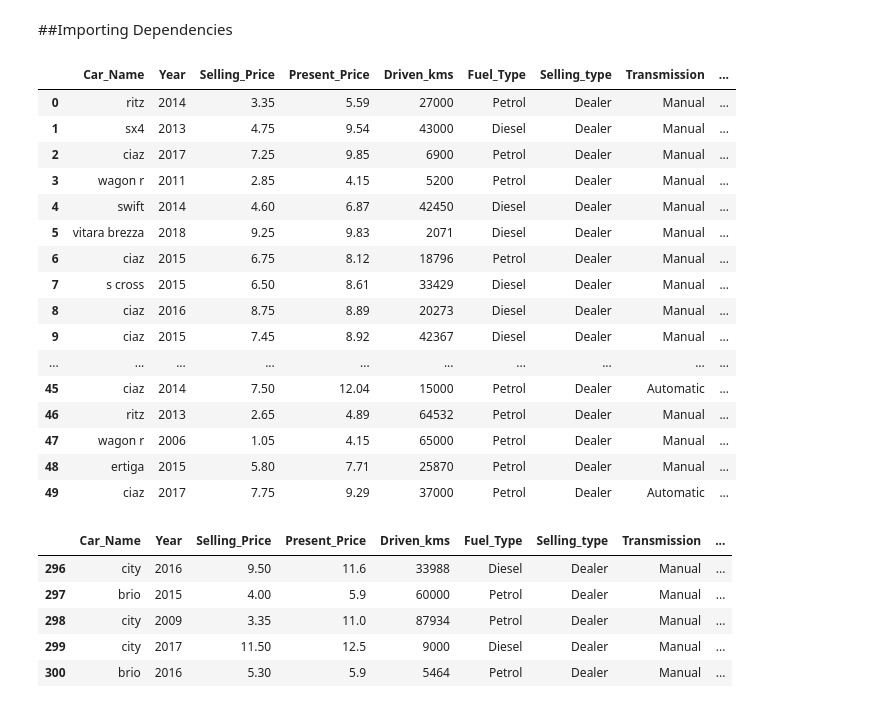
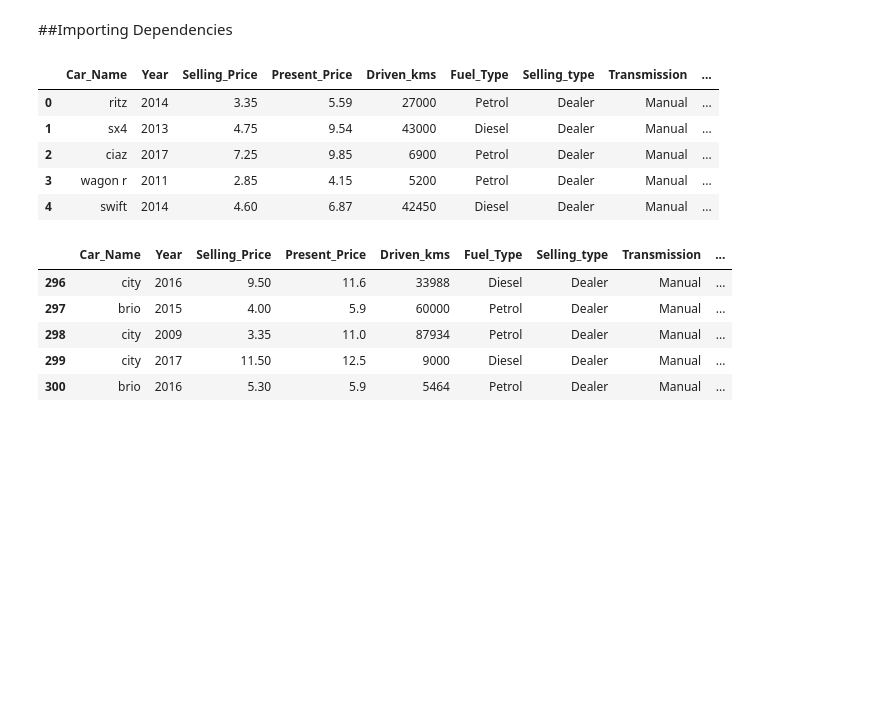
Before and after one commit to anjuli0802/OIBSIP-TASK_3_CAR_PRICE_PREDICTION_WITH_MACHINE_LEARNING, a Jupyter notebook: carPricePrediction.ipynb, the cells around one changed output. Drawn from its saved outputs; the diff is of its cells as text; code cells hidden in the pictures; blank space fills up the shorter version.

```diff
--- a/carPricePrediction.ipynb
+++ b/carPricePrediction.ipynb
@@ -10,25 +10,14 @@ import seaborn as sns
 # %%
 car_data = pd.read_csv("/content/car_data[1].csv")
 # %%
-car_data.head(50)
+car_data.head()
 # %% [output]
 |  | Car_Name | Year | Selling_Price | Present_Price | Driven_kms | Fuel_Type | Selling_type | Transmission | ... |
 | 0 | ritz | 2014 | 3.35 | 5.59 | 27000 | Petrol | Dealer | Manual | ... |
 | 1 | sx4 | 2013 | 4.75 | 9.54 | 43000 | Diesel | Dealer | Manual | ... |
 | 2 | ciaz | 2017 | 7.25 | 9.85 | 6900 | Petrol | Dealer | Manual | ... |
 | 3 | wagon r | 2011 | 2.85 | 4.15 | 5200 | Petrol | Dealer | Manual | ... |
 | 4 | swift | 2014 | 4.60 | 6.87 | 42450 | Diesel | Dealer | Manual | ... |
-| 5 | vitara brezza | 2018 | 9.25 | 9.83 | 2071 | Diesel | Dealer | Manual | ... |
-| 6 | ciaz | 2015 | 6.75 | 8.12 | 18796 | Petrol | Dealer | Manual | ... |
-| 7 | s cross | 2015 | 6.50 | 8.61 | 33429 | Diesel | Dealer | Manual | ... |
-| 8 | ciaz | 2016 | 8.75 | 8.89 | 20273 | Diesel | Dealer | Manual | ... |
-| 9 | ciaz | 2015 | 7.45 | 8.92 | 42367 | Diesel | Dealer | Manual | ... |
-| ... | ... | ... | ... | ... | ... | ... | ... | ... | ... |
-| 45 | ciaz | 2014 | 7.50 | 12.04 | 15000 | Petrol | Dealer | Automatic | ... |
-| 46 | ritz | 2013 | 2.65 | 4.89 | 64532 | Petrol | Dealer | Manual | ... |
-| 47 | wagon r | 2006 | 1.05 | 4.15 | 65000 | Petrol | Dealer | Manual | ... |
-| 48 | ertiga | 2015 | 5.80 | 7.71 | 25870 | Petrol | Dealer | Manual | ... |
-| 49 | ciaz | 2017 | 7.75 | 9.29 | 37000 | Petrol | Dealer | Automatic | ... |
 # %%
 car_data.tail()
 # %% [output]
```
Also changed, not shown: parts of 2 cells of this notebook.
